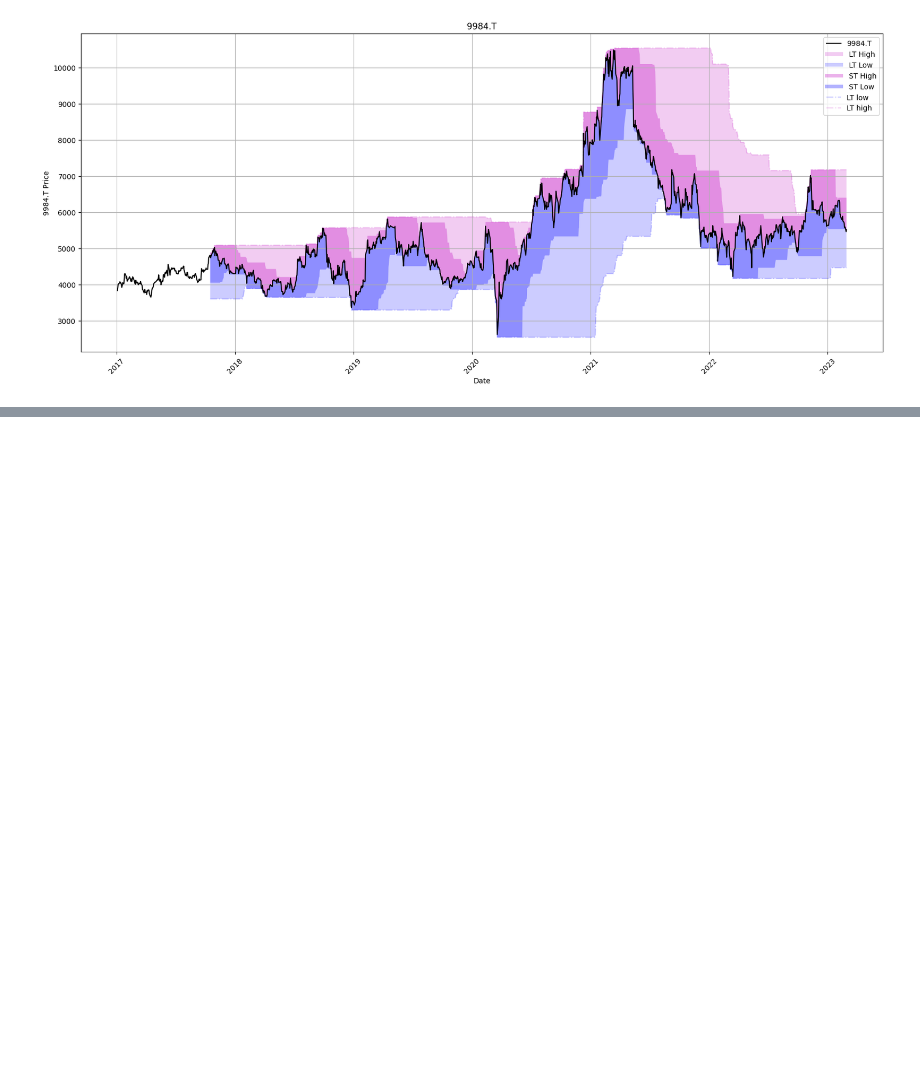
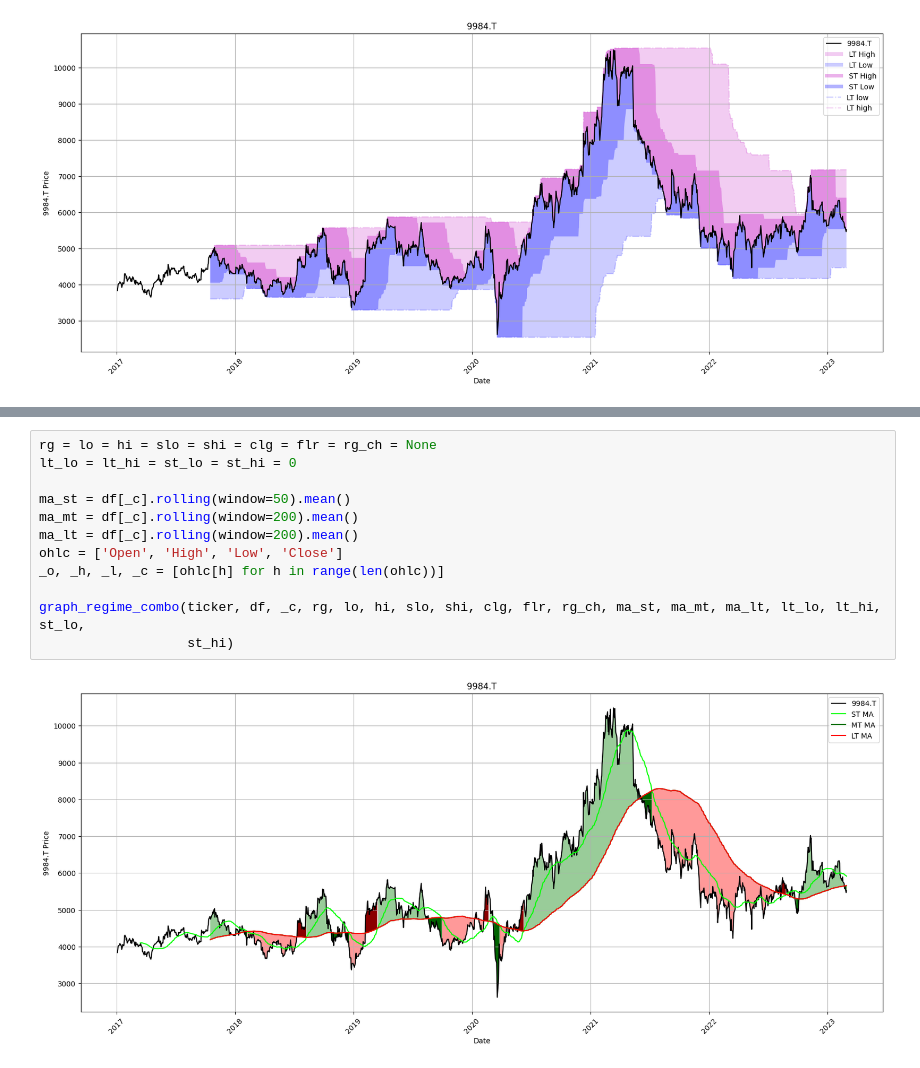
Before and after one commit to robertjosephwayne/algorithmic-short-selling, a Jupyter notebook: regime_definition.ipynb, the cells around one changed output, grey strips where cells are left out. Drawn from its saved outputs; the diff is of its cells as text; blank space fills up the shorter version.

```diff
--- a/regime_definition.ipynb
+++ b/regime_definition.ipynb
@@ -247,0 +286,14 @@ graph_regime_combo(ticker, df, _c, rg, lo, hi, slo, shi, clg, flr, rg_ch, ma_st,
+# %%
+rg = lo = hi = slo = shi = clg = flr = rg_ch = None
+lt_lo = lt_hi = st_lo = st_hi = 0
+
+ma_st = df[_c].rolling(window=50).mean()
+ma_mt = df[_c].rolling(window=200).mean()
+ma_lt = df[_c].rolling(window=200).mean()
+ohlc = ['Open', 'High', 'Low', 'Close']
+_o, _h, _l, _c = [ohlc[h] for h in range(len(ohlc))]
+
+graph_regime_combo(ticker, df, _c, rg, lo, hi, slo, shi, clg, flr, rg_ch, ma_st, ma_mt, ma_lt, lt_lo, lt_hi, st_lo,
+                   st_hi)
+# %% [output]
+[figure, added]
```
Also changed, not shown: parts of 3 cells of this notebook.
